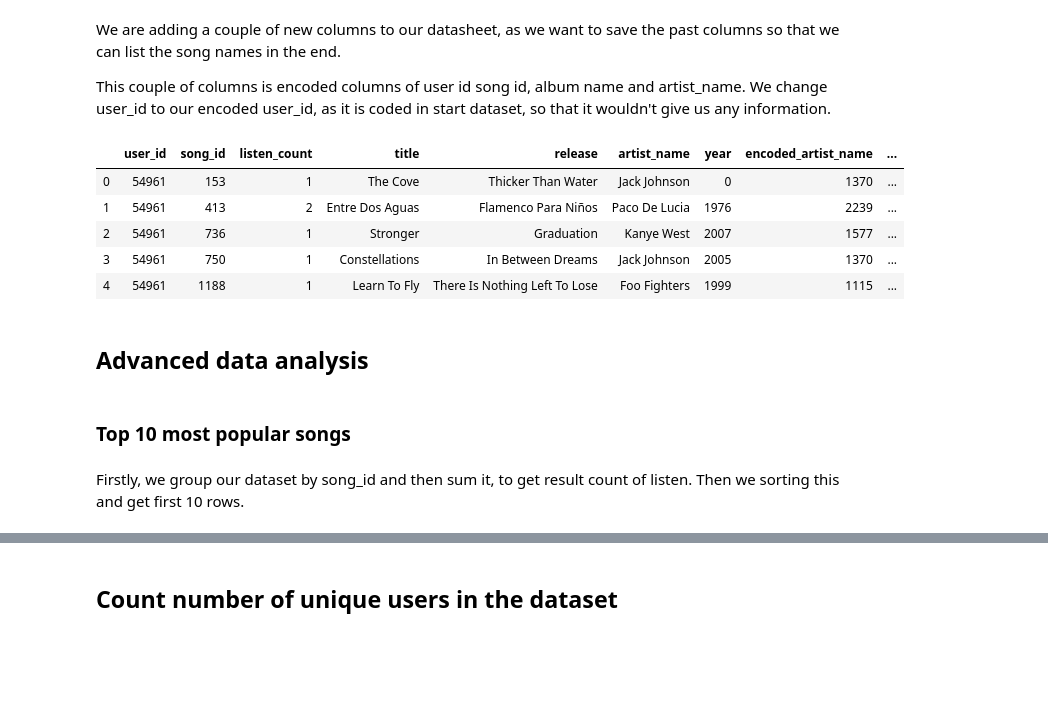
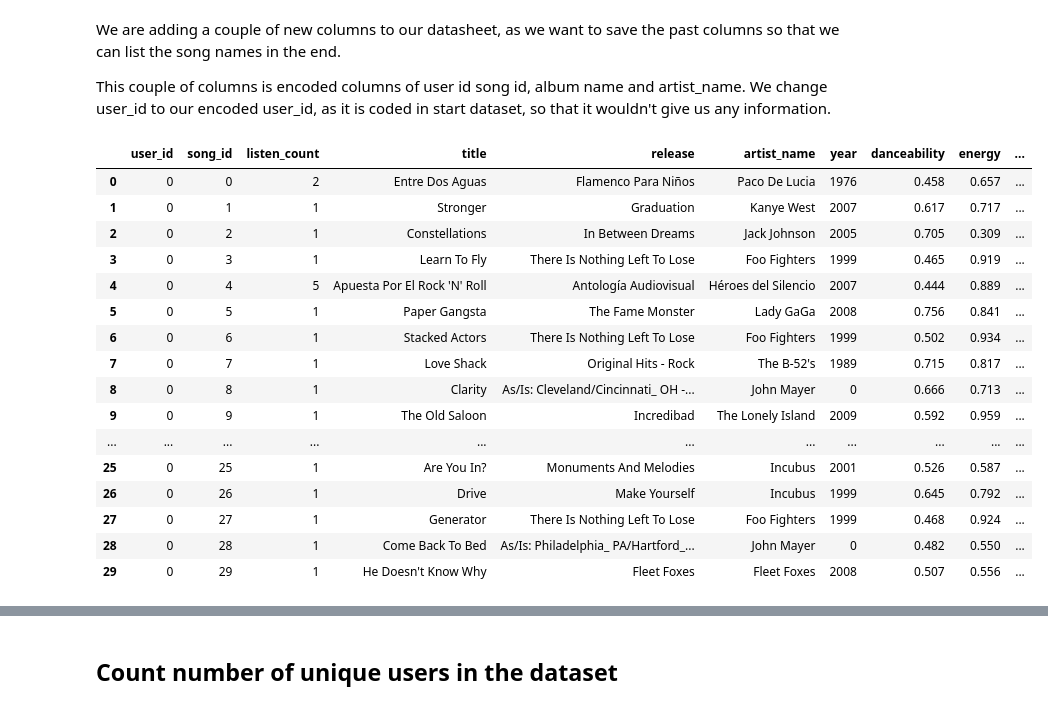
Before and after one commit to halonko/Music-Recommendation-System, a Jupyter notebook: code/playlist_recommendation.ipynb, the cells around one changed output, grey strips where cells are left out. Saved outputs shown, nothing was run; the diff lists cells and outputs as text; code cells hidden in the pictures; blank space fills up the shorter version.

```diff
--- a/code/playlist_recommendation.ipynb
+++ b/code/playlist_recommendation.ipynb
@@ -72,21 +84,26 @@ This couple of columns is encoded columns of user id song id, album name and art
 # %%
 le = LabelEncoder()
 songs['user_id'] = le.fit_transform(songs['user_id'])
 songs['year'] = pd.to_numeric(songs['year'])
 songs['song_id'] = le.fit_transform(songs['song_id'])
 songs['encoded_artist_name'] = le.fit_transform(songs['artist_name'])
 songs['encoded_release'] = le.fit_transform(songs['release'])
-songs.head()
+songs
 # %% [output]
-|  | user_id | song_id | listen_count | title | release | artist_name | year | encoded_artist_name | ... |
-| 0 | 54961 | 153 | 1 | The Cove | Thicker Than Water | Jack Johnson | 0 | 1370 | ... |
-| 1 | 54961 | 413 | 2 | Entre Dos Aguas | Flamenco Para Niños | Paco De Lucia | 1976 | 2239 | ... |
-| 2 | 54961 | 736 | 1 | Stronger | Graduation | Kanye West | 2007 | 1577 | ... |
-| 3 | 54961 | 750 | 1 | Constellations | In Between Dreams | Jack Johnson | 2005 | 1370 | ... |
-| 4 | 54961 | 1188 | 1 | Learn To Fly | There Is Nothing Left To Lose | Foo Fighters | 1999 | 1115 | ... |
+|  | user_id | song_id | listen_count | title | release | artist_name | year | danceability | energy | ... |
+| 0 | 0 | 0 | 2 | Entre Dos Aguas | Flamenco Para Niños | Paco De Lucia | 1976 | 0.458 | 0.657 | ... |
+| 1 | 0 | 1 | 1 | Stronger | Graduation | Kanye West | 2007 | 0.617 | 0.717 | ... |
+| 2 | 0 | 2 | 1 | Constellations | In Between Dreams | Jack Johnson | 2005 | 0.705 | 0.309 | ... |
+| 3 | 0 | 3 | 1 | Learn To Fly | There Is Nothing Left To Lose | Foo Fighters | 1999 | 0.465 | 0.919 | ... |
+| 4 | 0 | 4 | 5 | Apuesta Por El Rock 'N' Roll | Antología Audiovisual | Héroes del Silencio | 2007 | 0.444 | 0.889 | ... |
+| 5 | 0 | 5 | 1 | Paper Gangsta | The Fame Monster | Lady GaGa | 2008 | 0.756 | 0.841 | ... |
+| 6 | 0 | 6 | 1 | Stacked Actors | There Is Nothing Left To Lose | Foo Fighters | 1999 | 0.502 | 0.934 | ... |
+| 7 | 0 | 7 | 1 | Love Shack | Original Hits - Rock | The B-52's | 1989 | 0.715 | 0.817 | ... |
+| 8 | 0 | 8 | 1 | Clarity | As/Is: Cleveland/Cincinnati_ OH -... | John Mayer | 0 | 0.666 | 0.713 | ... |
+| 9 | 0 | 9 | 1 | The Old Saloon | Incredibad | The Lonely Island | 2009 | 0.592 | 0.959 | ... |
+| ... | ... | ... | ... | ... | ... | ... | ... | ... | ... | ... |
+| 25 | 0 | 25 | 1 | Are You In? | Monuments And Melodies | Incubus | 2001 | 0.526 | 0.587 | ... |
+| 26 | 0 | 26 | 1 | Drive | Make Yourself | Incubus | 1999 | 0.645 | 0.792 | ... |
+| 27 | 0 | 27 | 1 | Generator | There Is Nothing Left To Lose | Foo Fighters | 1999 | 0.468 | 0.924 | ... |
+| 28 | 0 | 28 | 1 | Come Back To Bed | As/Is: Philadelphia_ PA/Hartford_... | John Mayer | 0 | 0.482 | 0.550 | ... |
+| 29 | 0 | 29 | 1 | He Doesn't Know Why | Fleet Foxes | Fleet Foxes | 2008 | 0.507 | 0.556 | ... |
-# %% [markdown]
-## Advanced data analysis
-# %% [markdown]
-### Top 10 most popular songs
-# %% [markdown]
-Firstly, we group our dataset by song_id and then sum it, to get result count of listen. Then we sorting this and get first 10 rows.
```
Also changed, not shown: parts of 25 cells of this notebook, 4 other files.
